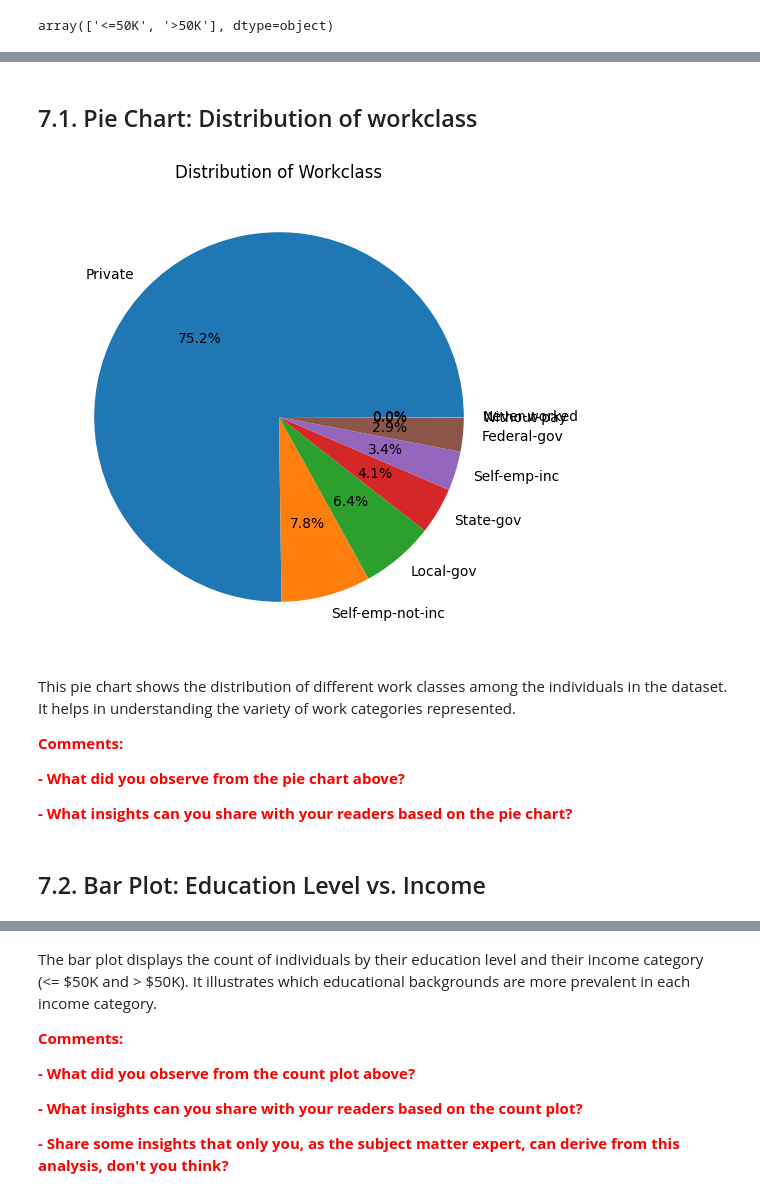
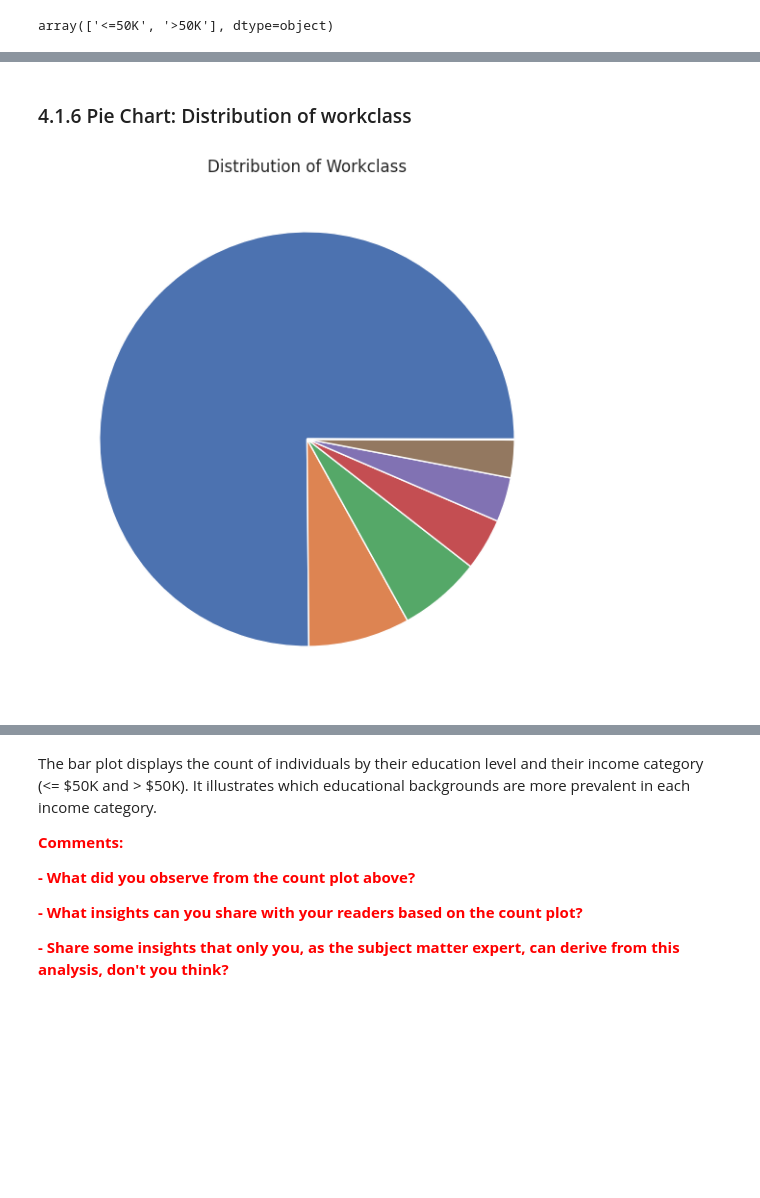
Before and after one commit to Hazim-HF/Project2DataScience, a Jupyter notebook: P152419_Project2_STQD6014.ipynb, the cells around one changed output, grey strips where cells are left out. Drawn from its saved outputs; the diff is of its cells as text; code cells hidden in the pictures; blank space fills up the shorter version.

```diff
--- a/P152419_Project2_STQD6014.ipynb
+++ b/P152419_Project2_STQD6014.ipynb
@@ -368,0 +598,26 @@ array(['<=50K', '>50K'], dtype=object)
+# %%
+# Group by marital status and income, then calculate mean hours worked
+avg_hours = df.groupby(["marital-status", "income"])["hours-per-week"].mean().reset_index()
+
+# Set up the plot
+plt.figure(figsize=(7, 6))
+sns.set_theme(style="whitegrid")
+
+# Scatter plot
+ax = sns.scatterplot(
+    x="marital-status",
+    y="hours-per-week",
+    hue="income",
+    size="hours-per-week",
+    sizes=(100, 400),
+    palette={"<=50K": "skyblue", ">50K": "lightcoral"},
+    data=avg_hours
+)
+
+# Customize
+plt.xticks(rotation=20, ha="right")
+plt.xlabel("")
+plt.ylabel("Avg Hours Per Week", fontsize=12)
+plt.title("Marital Status vs Avg Hours Worked", fontsize=14, fontweight="bold")
+
+plt.show()
@@ -369,20 +626,11 @@ array(['<=50K', '>50K'], dtype=object)
 # %% [markdown]
-## 7.1. Pie Chart: Distribution of workclass
+### 4.1.6 Pie Chart: Distribution of workclass
 # %%
-plt.figure(figsize=(8, 6))
-df['workclass'].value_counts().plot.pie(autopct='%1.1f%%')
+plt.figure(figsize=(7, 7))
+x = df['workclass'].value_counts()
+plt.pie(x)
 plt.title('Distribution of Workclass')
 plt.ylabel('')
 plt.show()
 # %% [output]
-[figure, old version]
+[figure, new version]
-# %% [markdown]
-This pie chart shows the distribution of different work classes among the individuals in the dataset. It helps in understanding the variety of work categories represented.
-
-<font color='red'>**Comments:**
-
-<font color='red'>**- What did you observe from the pie chart above?**
-
-<font color='red'>**- What insights can you share with your readers based on the pie chart?**
-# %% [markdown]
-## 7.2. Bar Plot: Education Level vs. Income
```
Also changed, not shown: parts of 79 cells of this notebook.
